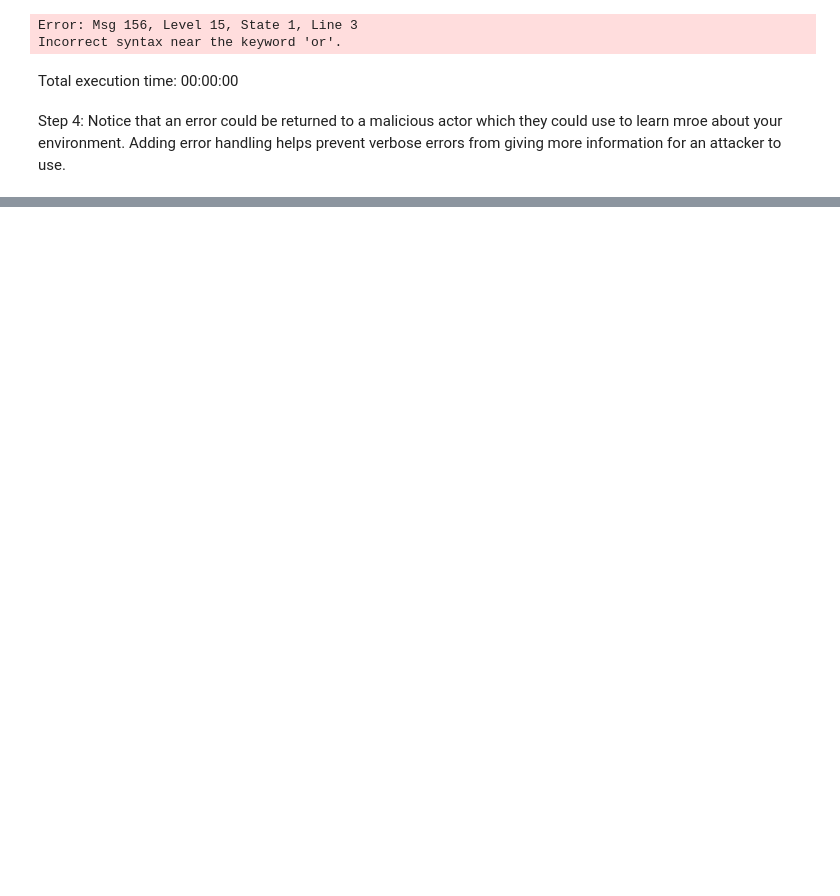
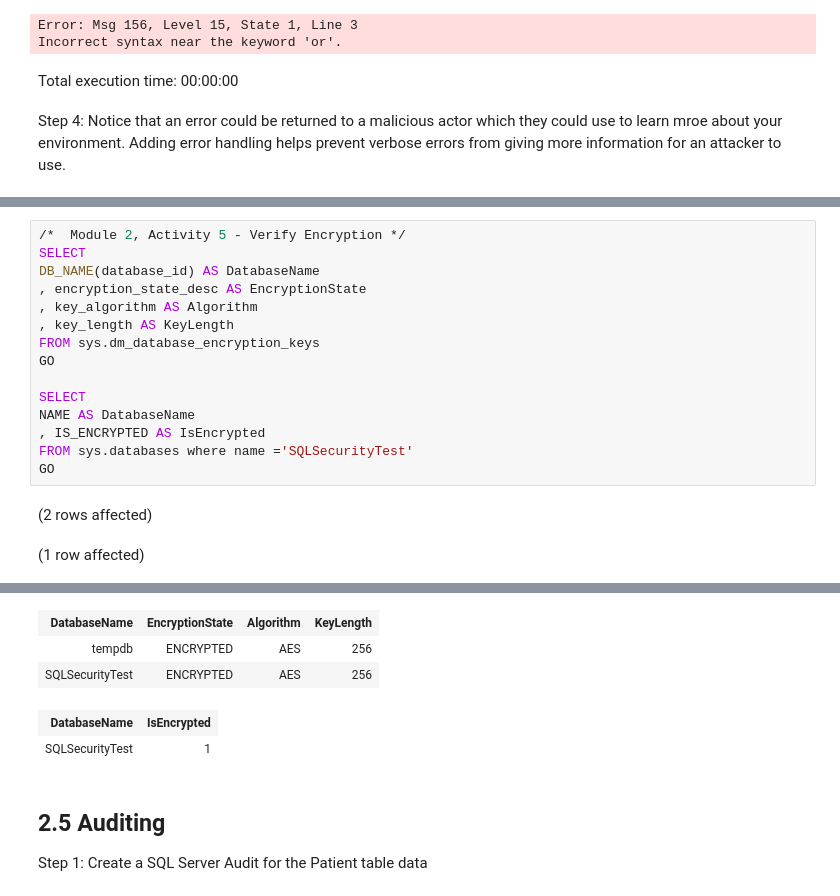
Before and after one commit to David-Seis/SecureYourAzureData, a Jupyter notebook: SQLSecurity/Security Audit Notebook.ipynb, the cells around one changed output, grey strips where cells are left out. Saved outputs shown, nothing was run; the diff lists cells and outputs as text; blank space fills up the shorter version.

```diff
--- a/SQLSecurity/Security Audit Notebook.ipynb
+++ b/SQLSecurity/Security Audit Notebook.ipynb
@@ -429,0 +505,18 @@ Total execution time: 00:00:00
+# %%
+/*  Module 2, Activity 5 - Verify Encryption */
+SELECT
+DB_NAME(database_id) AS DatabaseName
+, encryption_state_desc AS EncryptionState
+, key_algorithm AS Algorithm
+, key_length AS KeyLength
+FROM sys.dm_database_encryption_keys
+GO
+
+SELECT
+NAME AS DatabaseName
+, IS_ENCRYPTED AS IsEncrypted
+FROM sys.databases where name ='SQLSecurityTest'
+GO
+# %% [output]
+(2 rows affected)
+(1 row affected)
@@ -429,0 +524,9 @@ Total execution time: 00:00:00
+| DatabaseName | EncryptionState | Algorithm | KeyLength |
+| tempdb | ENCRYPTED | AES | 256 |
+| SQLSecurityTest | ENCRYPTED | AES | 256 |
+| DatabaseName | IsEncrypted |
+| SQLSecurityTest | 1 |
+# %% [markdown]
+## 2.5 Auditing
+
+Step 1: Create a SQL Server Audit for the Patient table data
```
Also changed, not shown: parts of 22 cells of this notebook, 1 other file.
